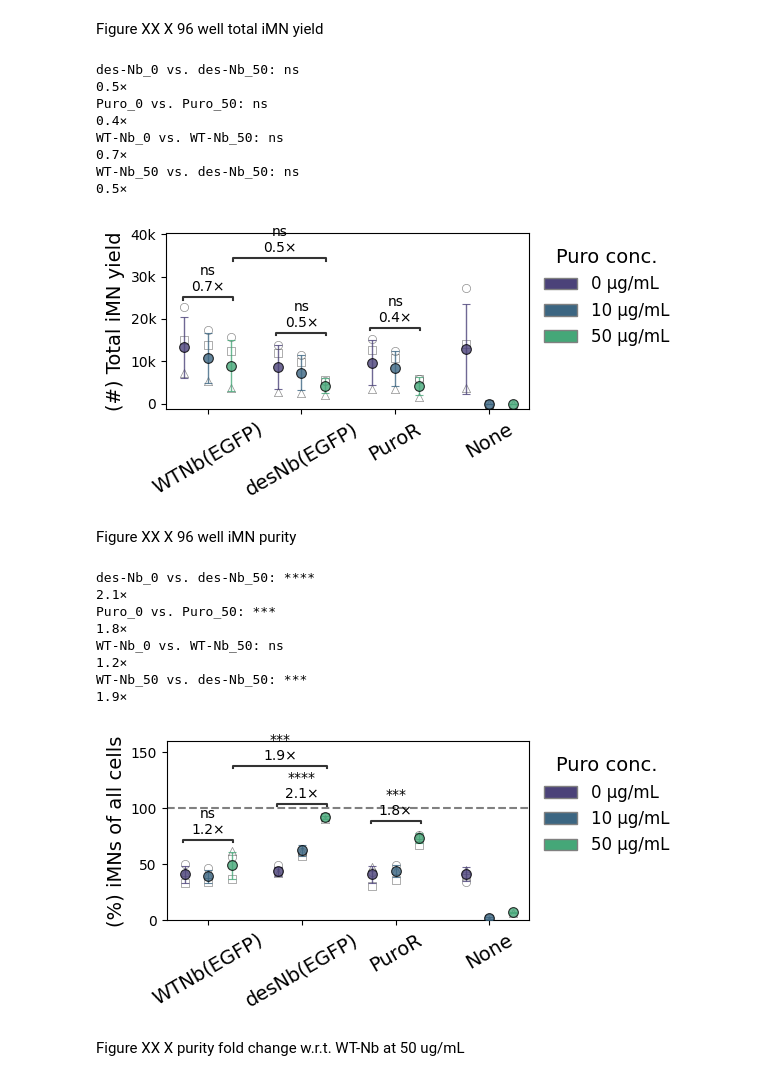
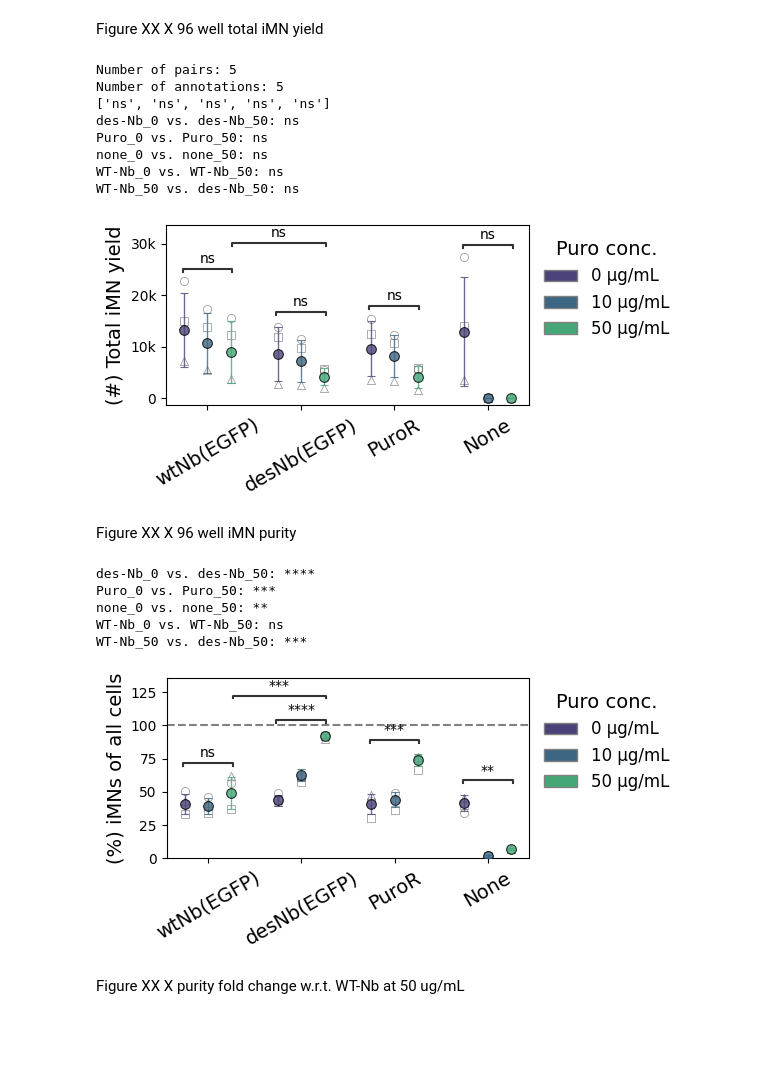
Before and after one commit to GallowayLabMIT/dasit_manuscript, a Jupyter notebook: Figure_XX_iMN/6_iMN_purify.ipynb, the cells around one changed output. Drawn from its saved outputs; the diff is of its cells as text; code cells hidden in the pictures; blank space fills up the shorter version.

```diff
--- a/Figure_XX_iMN/6_iMN_purify.ipynb
+++ b/Figure_XX_iMN/6_iMN_purify.ipynb
@@ -441,7 +374,7 @@ ax.yaxis.set_major_formatter(
 ax.set_xticks(group_centers)
 
 label_map = {
-    'WT-Nb': 'WTNb(EGFP)',
+    'WT-Nb': 'wtNb(EGFP)',
     'des-Nb': 'desNb(EGFP)',
     'Puro': 'PuroR',
     'none': 'None'
@@ -479,7 +412,8 @@ pairs = [
          (('WT-Nb', 0), ('WT-Nb', 50)),
          (('des-Nb', 0), ('des-Nb', 50)),
          (('Puro', 0), ('Puro', 50)),
-         (('WT-Nb', 50), ('des-Nb', 50))
+         (('WT-Nb', 50), ('des-Nb', 50)),
+         (('none', 0), ('none', 50))
 
 
          ]
@@ -513,9 +447,9 @@ for (g1, h1), (g2, h2) in pairs:
     else:
         stars = "ns"
 
-    fc = vals2.mean() / vals1.mean()
+    # fc = vals2.mean() / vals1.mean()
 
-    annotations.append(f"{stars}\n{fc:.1f}×")
+    annotations.append(f"{stars}")
 
 
 annotator = Annotator(
@@ -546,15 +480,15 @@ fig.tight_layout()
 plottitle = 'Figure_XX_iMN_96_count.svg'
 plt.savefig(rd.outfile(output_path/plottitle),bbox_inches='tight')
 # %% [output]
+Number of pairs: 5
+Number of annotations: 5
+['ns', 'ns', 'ns', 'ns', 'ns']
 des-Nb_0 vs. des-Nb_50: ns
-0.5×
 Puro_0 vs. Puro_50: ns
-0.4×
+none_0 vs. none_50: ns
 WT-Nb_0 vs. WT-Nb_50: ns
-0.7×
 WT-Nb_50 vs. des-Nb_50: ns
-0.5×
-[figure, old version]
+[figure, new version]
 # %% [markdown]
 Figure XX X 96 well iMN purity
 # %%
@@ -675,7 +609,7 @@ ax.set_ylim(0,110)
 ax.set_xticks(group_centers)
 
 label_map = {
-    'WT-Nb': 'WTNb(EGFP)',
+    'WT-Nb': 'wtNb(EGFP)',
     'des-Nb': 'desNb(EGFP)',
     'Puro': 'PuroR',
     'none': 'None'
@@ -719,7 +653,8 @@ pairs = [
          (('WT-Nb', 0), ('WT-Nb', 50)),
          (('des-Nb', 0), ('des-Nb', 50)),
          (('Puro', 0), ('Puro', 50)),
-         (('WT-Nb', 50), ('des-Nb', 50))
+         (('WT-Nb', 50), ('des-Nb', 50)),
+         (('none', 0), ('none', 50))
 
 
          ]
@@ -753,9 +688,10 @@ for (g1, h1), (g2, h2) in pairs:
     else:
         stars = "ns"
 
-    fc = vals2.mean() / vals1.mean()
+    # fc = vals2.mean() / vals1.mean()
 
-    annotations.append(f"{stars}\n{fc:.1f}×")
+    # annotations.append(f"{stars}\n{fc:.1f}×")
+    annotations.append(f"{stars}")
 
 
 annotator = Annotator(
@@ -763,38 +699,35 @@ annotator = Annotator(
     pairs=pairs,
     data=subset,
     x=x,
     y=y,
     hue=hue,
     order=order,
     hue_order=hue_order,
 )
 
 annotator.configure(
     test='t-test_ind',
     text_format='full',
     loc='inside',
     line_height=0.02,
     text_offset=2
 )
 
 annotator.set_custom_annotations(annotations)
 annotator.annotate()
 
 
 fig.tight_layout()
 
 plottitle = 'Figure_XX_iMN_96_purity.svg'
 plt.savefig(rd.outfile(output_path/plottitle),bbox_inches='tight')
 # %% [output]
 des-Nb_0 vs. des-Nb_50: ****
-2.1×
 Puro_0 vs. Puro_50: ***
-1.8×
+none_0 vs. none_50: **
 WT-Nb_0 vs. WT-Nb_50: ns
-1.2×
 WT-Nb_50 vs. des-Nb_50: ***
-1.9×
-[figure, old version]
+[figure, new version]
 # %% [markdown]
 Figure XX X purity fold change w.r.t. WT-Nb at 50 ug/mL
 # %%
```
Also changed, not shown: parts of 4 cells of this notebook.
